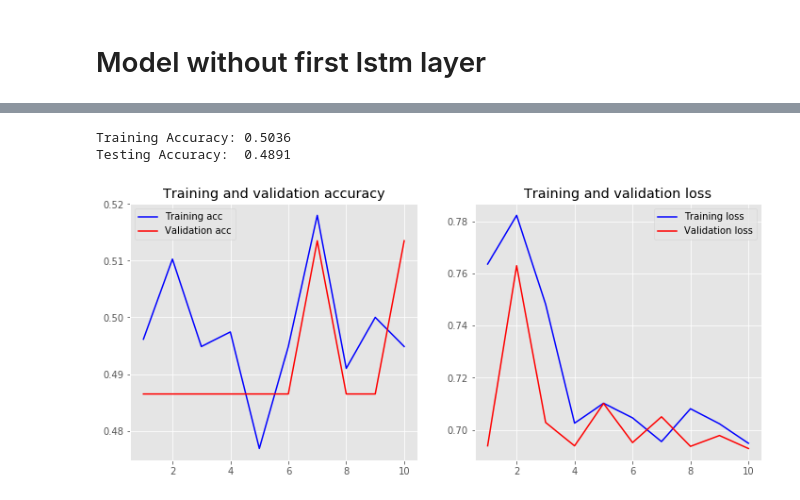
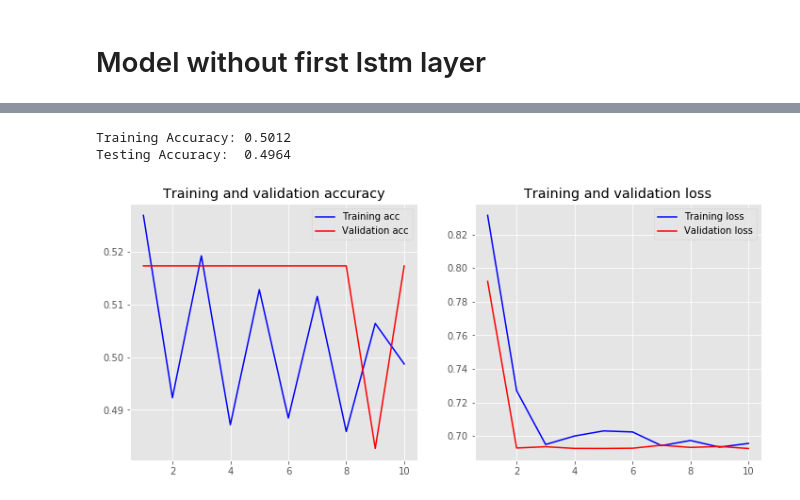
Before and after one commit to muawiya98/jscontana, a Jupyter notebook: Edit JSContana model (Extract hidden state from first LSTM layer).ipynb, the cells around one changed output, grey strips where cells are left out. Saved outputs shown, nothing was run; the diff lists cells and outputs as text; code cells hidden in the pictures.

```diff
--- a/Edit JSContana model (Extract hidden state from first LSTM layer).ipynb
+++ b/Edit JSContana model (Extract hidden state from first LSTM layer).ipynb
@@ -200,10 +129,9 @@ def fit_Model_for_all_data():
     output = keras_function([x_Data, 1])
     save('data.npy', output[0])
     first_layer_output = load('data.npy')
-    return loaded_model_All_Data , first_layer_output , "model_All_Data.h5"
+    return loaded_model_All_Data , first_layer_output , "model_All_Data.h5" , 'data.npy'
 # %%
-loaded_model_All_Data , first_layer_output , Apath =  fit_Model_for_all_data()
-# clear_session()
+loaded_model_All_Data , first_layer_output , Apath , Path_first_layer_output =  fit_Model_for_all_data()
 # %% [output]
 Model: "sequential"
 _________________________________________________________________
@@ -346,9 +251,9 @@ _________________________________________________________________
 # %%
 def fit_Model_without_first_lstm_layer():
-    out_lstm_X_train, out_lstm_X_test, out_lstm_y_train, out_lstm_y_test = train_test_split(first_layer_output, y, test_size=0.25, random_state=1000)
+    out_lstm_X_train, out_lstm_X_test, out_lstm_y_train, out_lstm_y_test = train_test_split(first_layer_output, y_Data, test_size=0.25, random_state=1000)
     lX_train_List = chunking_data(out_lstm_X_train,9)
     ly_train_List = chunking_data(out_lstm_y_train,9)
-
+    model_wihout_lstm = Model_without_first_lstm_layer()
     lX_test_List = chunking_data(out_lstm_X_test,9)
     ly_test_List = chunking_data(out_lstm_y_test,9)
     history = model_wihout_lstm.fit(lX_train_List[0], ly_train_List[0],
@@ -356,14 +261,13 @@ def fit_Model_without_first_lstm_layer():
                         verbose=False,
                         validation_data=(lX_test_List[0], ly_test_List[0]))
     model_wihout_lstm.save("model_wihout_lstm.h5")
-    for i in range(1,len(X_train_List)-1):
+    for i in range(1,len(lX_train_List)-1):
         loaded_model_wihout_lstm = load_model("model_wihout_lstm.h5")
         loaded_model_wihout_lstm.fit(lX_train_List[i], ly_train_List[i],
                         epochs=10,
                         verbose=False,
                         validation_data=(lX_test_List[i], ly_test_List[i]))
         loaded_model_wihout_lstm.save("model_wihout_lstm.h5")
-    return loaded_model_wihout_lstm , out_lstm_X_train, out_lstm_X_test, out_lstm_y_train, out_lstm_y_test , "model_wihout_lstm.h5" ,
+    return loaded_model_wihout_lstm,history , out_lstm_X_train, out_lstm_X_test, out_lstm_y_train, out_lstm_y_test , "model_wihout_lstm.h5" ,
 # %%
-loaded_model_wihout_lstm , out_lstm_X_train, out_lstm_X_test, out_lstm_y_train, out_lstm_y_test , Cpath = fit_Model_without_first_lstm_layer()
-# clear_session()
+loaded_model_wihout_lstm,history_2 , out_lstm_X_train, out_lstm_X_test, out_lstm_y_train, out_lstm_y_test , Cpath = fit_Model_without_first_lstm_layer()
@@ -370,15 +292,6 @@ loaded_model_wihout_lstm , out_lstm_X_train, out_lstm_X_test, out_lstm_y_train,
 # %%
-evaluation(loaded_model_wihout_lstm,out_lstm_X_train,out_lstm_y_train,out_lstm_X_test,out_lstm_y_test)
+evaluation(loaded_model_wihout_lstm,history_2,out_lstm_X_train,out_lstm_y_train,out_lstm_X_test,out_lstm_y_test)
+# %% [output]
+Training Accuracy: 0.5012
+Testing Accuracy:  0.4964
+[figure, added]
-# %%
-loss, accuracy = loaded_model_wihout_lstm.evaluate(out_lstm_X_train, out_lstm_y_train, verbose=False)
-print("Training Accuracy: {:.4f}".format(accuracy))
-loss, accuracy = loaded_model_wihout_lstm.evaluate(out_lstm_X_test, out_lstm_y_test, verbose=False)
-print("Testing Accuracy:  {:.4f}".format(accuracy))
-plot_history(history)
-
-# Training Accuracy: 0.5036
-# Testing Accuracy:  0.4891
-# %% [output]
-Training Accuracy: 0.5036
-Testing Accuracy:  0.4891
-[figure, removed]
```
Also changed, not shown: parts of 18 cells of this notebook.
